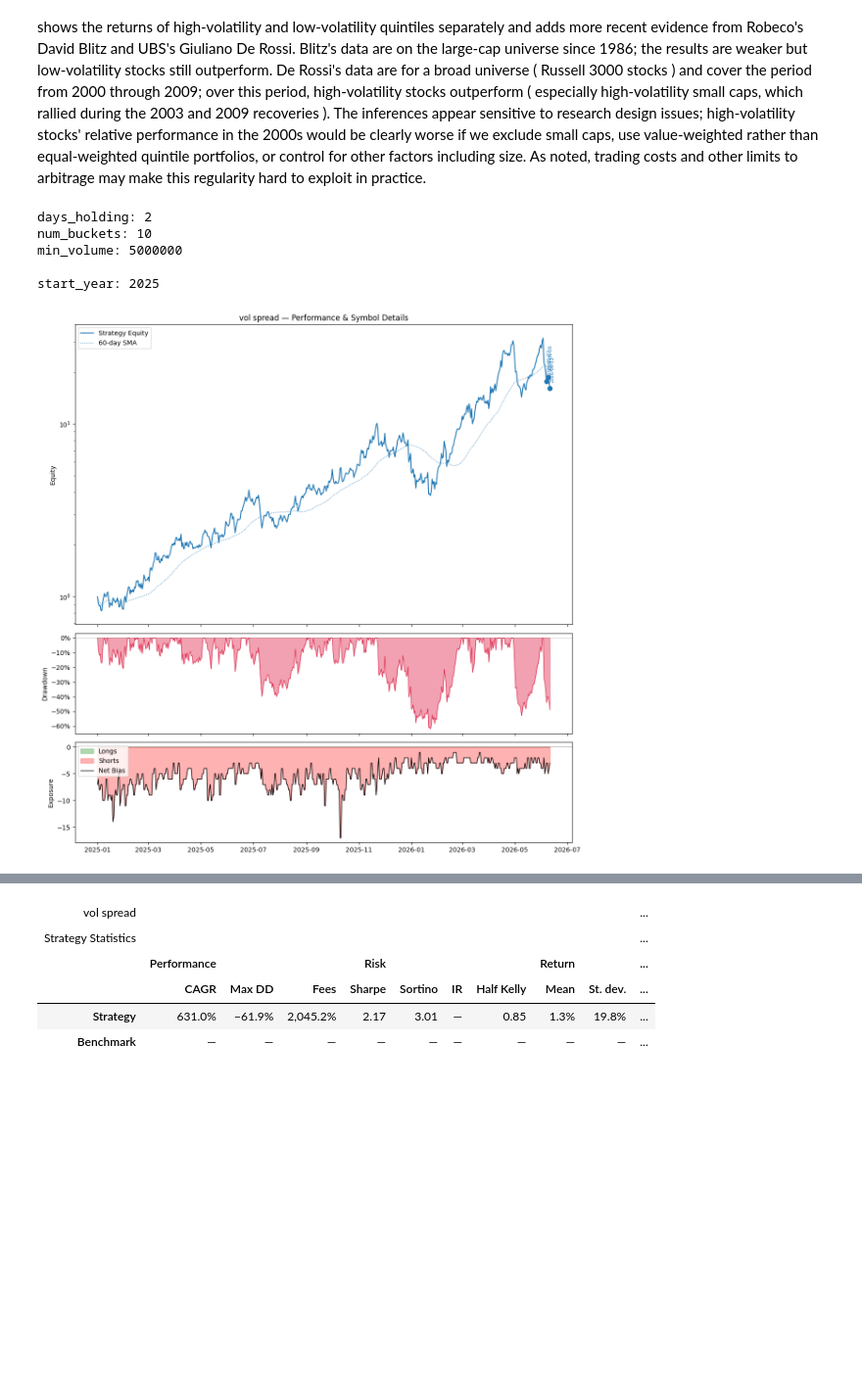
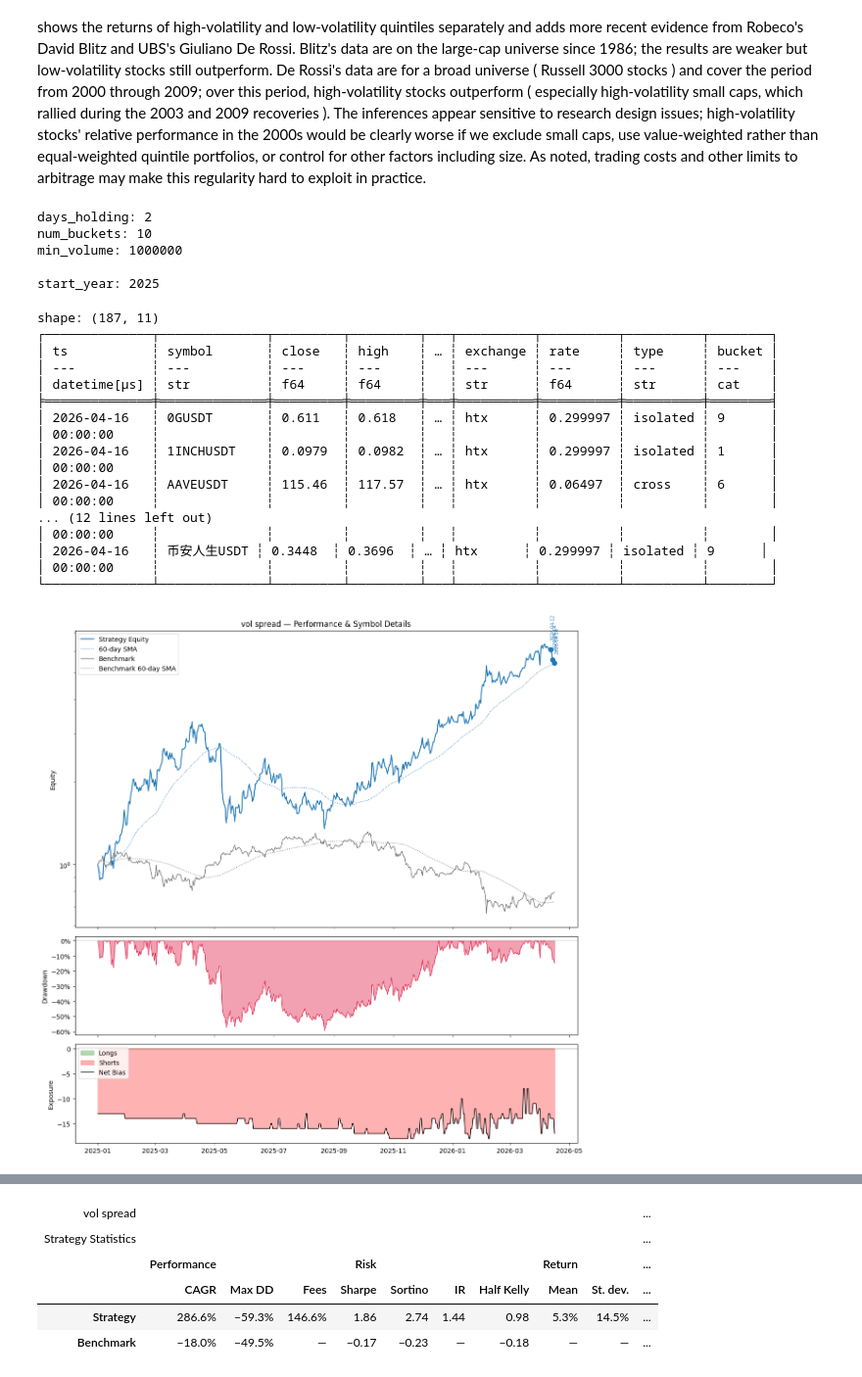
Before and after one commit to flanfly/studies, a Jupyter notebook: volatility-spread-next.ipynb, the cells around one changed output, grey strips where cells are left out. Shown at 98% size. Saved outputs shown, nothing was run; the diff lists cells and outputs as text; code cells hidden in the pictures; blank space fills up the shorter version.

Commit message:
bring vol spread next in line with prod

```diff
--- a/volatility-spread-next.ipynb
+++ b/volatility-spread-next.ipynb
@@ -18,10 +18,10 @@ factors including size. As noted, trading costs and other limits to arbitrage ma
 this regularity hard to exploit in practice.
 # %%
 days_holding = "2"
-min_volume = "5_000_000"
+min_volume = "1_000_000"
 start_year = "2025"
 num_buckets = "10"
-days_volatility_sma = "30"
+days_volatility_sma = "14"
 # %%
 days_holding_P = int(days_holding)
 days_volatility_sma_P = int(days_volatility_sma)
@@ -39,7 +39,7 @@ start_year: {start_year_P}
 # %% [output]
 days_holding: 2
 num_buckets: 10
-min_volume: 5000000
+min_volume: 1000000
 
 start_year: 2025
 # %%
@@ -56,25 +56,26 @@ stables = [c.lower() for c in [
     "FDUSD", "USD1", "XUSD", "USD", "EURC", "EURI", "AEUR", "EUR", "GBP",
     "JPY", "AUD", "CAD", "CHF", "NZD", "KRW", "RLUSD"
 ]]
+cutoff = dt.datetime(2026,4,16)
 
 df = (
     # select exchanges as source
     pl.read_parquet('live/symbols.parquet')
 
     # select by lowest borrow rate
-    #.filter(pl.col('exchange') != 'binance')
+    .filter((pl.col('exchange').is_in(['kucoin','htx'])))
     .rename({
         "cross_rate": "cross",
         "isolated_rate": "isolated",
         # comment out the following line
-        "funding_rate":"perp",
+        #"funding_rate":"perp",
     })
     .unpivot(
         on=[
             "cross",
             "isolated",
             # comment out the following line
-            "perp",
+            #"perp",
         ],
         index=["symbol",'exchange','base'],
         variable_name="type",
@@ -85,10 +86,17 @@ df = (
     .group_by('base')
     .last()
 
-    # join ohlcv data
-    .join(pl.read_parquet('live/klines.parquet'),on=['exchange','symbol'])
+    # join ohlcv data — restrict to USDT pairs (matches production's stables-1d.parquet)
+    .join(
+        pl.read_parquet('live/klines.parquet').filter(
+            (pl.col('exchange') == 'binance') & (pl.col('quote') == 'usdt')
+        ),
+        on=['base']
+    )
     .with_columns(
-        symbol=pl.col('exchange') + ":" + pl.col('symbol'),
+        # use the binance kline symbol directly (e.g. "BTCUSDT") so the universe
+        # and benchmark names line up with the production implementation
+        symbol=pl.col('symbol_right'),
         ts=pl.col('open_ts'),
         volume=pl.col("quote_volume"),
     )
@@ -117,39 +125,70 @@ df = (
         pl.col('exchange'),
         pl.col('rate'),
         pl.col('type'),
     ])
 
     .drop_nulls(subset=['vol'])
-    .filter(pl.col('ts').dt.year() >= start_year_P)
+    .filter((pl.col('ts').dt.year() >= start_year_P) & (pl.col('ts') <= cutoff))
+    #.with_columns(
+    #    bucket=pl.when(
+    #        (pl.col('volume') > min_volume_P)
+    #    )
+    #    .then(pl.col("vol"))
+    #    .qcut(num_buckets_P, labels=[str(i) for i in range(num_buckets_P)], allow_duplicates=True).over('ts'),
+    #)
     .with_columns(
-        bucket=pl.when(
-            (pl.col('volume') > min_volume_P)
-        )
-        .then(pl.col("vol"))
-        .qcut(num_buckets_P, labels=[str(i) for i in range(num_buckets_P)], allow_duplicates=True).over('ts'),
+        bucket=pl.col('vol').qcut(num_buckets_P, labels=[str(i) for i in range(num_buckets_P)], allow_duplicates=True).over('ts'),
     )
+)
+
+print(
+    df
+    .filter(
+        (pl.col('ts') == cutoff)# &
+        #(pl.col("bucket") == str(num_buckets_P - 1)) &
+        #(pl.col('volume') > min_volume_P)
+    )
+    #.sort('symbol')
+    #.write_csv()
 )
 
 class Alpha(bt.AlphaModel):
     def __call__(self, history: pl.DataFrame, u: bt.Universe) -> list[bt.Signal]:
         df = u.df()
         today = df["ts"].max()
-        s = df.filter((pl.col('ts') == today) & (pl.col("bucket") == str(num_buckets_P - 1)))
+        s = df.filter((pl.col('ts') == today) & (pl.col("bucket") == str(num_buckets_P - 1)) & (pl.col('volume') > min_volume_P))
         return [
             bt.Signal(r['symbol'], False, -1.0)
             for r in s.iter_rows(named=True)
         ]
 
 test = bt.Backtest(
     bt.Manual(df,high_col='high',low_col='low'),
     title='vol spread',
     alpha=Alpha(),
-    risk=bt.MaxRisk(.4),
+    #risk=bt.MaxRisk(.4),
     benchmark="BTCUSDT",
     period=days_holding_P,
 )
 
 test.run()
 res = test.report(plot=True)
 # %% [output]
+shape: (187, 11)
+┌──────────────┬──────────────┬─────────┬─────────┬───┬──────────┬──────────┬──────────┬────────┐
+│ ts           ┆ symbol       ┆ close   ┆ high    ┆ … ┆ exchange ┆ rate     ┆ type     ┆ bucket │
+│ ---          ┆ ---          ┆ ---     ┆ ---     ┆   ┆ ---      ┆ ---      ┆ ---      ┆ ---    │
+│ datetime[μs] ┆ str          ┆ f64     ┆ f64     ┆   ┆ str      ┆ f64      ┆ str      ┆ cat    │
+╞══════════════╪══════════════╪═════════╪═════════╪═══╪══════════╪══════════╪══════════╪════════╡
+│ 2026-04-16   ┆ 0GUSDT       ┆ 0.611   ┆ 0.618   ┆ … ┆ htx      ┆ 0.299997 ┆ isolated ┆ 9      │
+│ 00:00:00     ┆              ┆         ┆         ┆   ┆          ┆          ┆          ┆        │
+│ 2026-04-16   ┆ 1INCHUSDT    ┆ 0.0979  ┆ 0.0982  ┆ … ┆ htx      ┆ 0.299997 ┆ isolated ┆ 1      │
+│ 00:00:00     ┆              ┆         ┆         ┆   ┆          ┆          ┆          ┆        │
+│ 2026-04-16   ┆ AAVEUSDT     ┆ 115.46  ┆ 117.57  ┆ … ┆ htx      ┆ 0.06497  ┆ cross    ┆ 6      │
+│ 00:00:00     ┆              ┆         ┆         ┆   ┆          ┆          ┆          ┆        │
+... (12 lines left out)
+│ 00:00:00     ┆              ┆         ┆         ┆   ┆          ┆          ┆          ┆        │
+│ 2026-04-16   ┆ 币安人生USDT ┆ 0.3448  ┆ 0.3696  ┆ … ┆ htx      ┆ 0.299997 ┆ isolated ┆ 9      │
+│ 00:00:00     ┆              ┆         ┆         ┆   ┆          ┆          ┆          ┆        │
+└──────────────┴──────────────┴─────────┴─────────┴───┴──────────┴──────────┴──────────┴────────┘
-[figure, old version]
+[figure, new version]
@@ -158,8 +197,8 @@ res = test.report(plot=True)
 | Strategy Statistics |  |  |  |  |  |  |  |  |  | ... |
 |  | Performance |  |  | Risk |  |  |  | Return |  | ... |
 |  | CAGR | Max DD | Fees | Sharpe | Sortino | IR | Half Kelly | Mean | St. dev. | ... |
-| Strategy | 631.0% | −61.9% | 2,045.2% | 2.17 | 3.01 | — | 0.85 | 1.3% | 19.8% | ... |
-| Benchmark | — | — | — | — | — | — | — | — | — | ... |
+| Strategy | 286.6% | −59.3% | 146.6% | 1.86 | 2.74 | 1.44 | 0.98 | 5.3% | 14.5% | ... |
+| Benchmark | −18.0% | −49.5% | — | −0.17 | −0.23 | — | −0.18 | — | — | ... |
 # %%
 print(
     test.live(equity=10_000)
```
Also changed, not shown: parts of 2 cells of this notebook, 1 other file.
